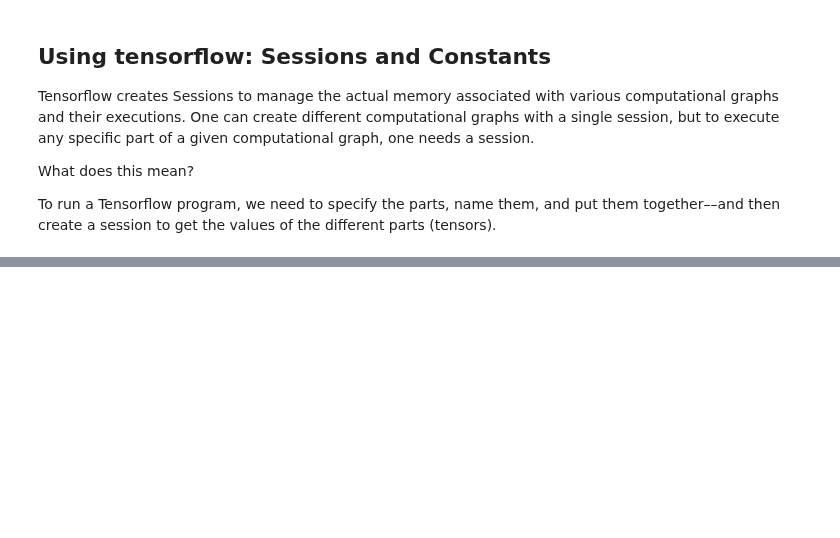
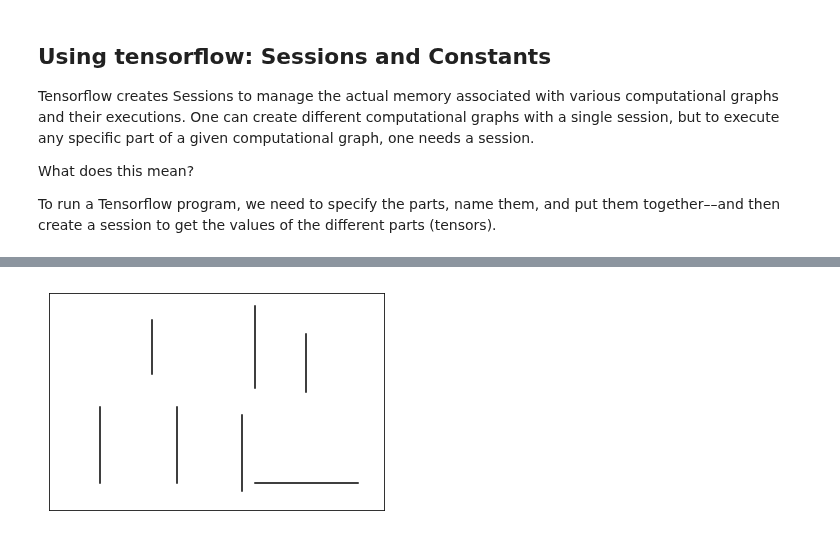
Before and after one commit to SUSA-org/crash-course, a Jupyter notebook: Tensorflow.ipynb, the cells around one changed output, grey strips where cells are left out. Cells and saved outputs as stored; diff of their text form; code cells hidden in the pictures; blank space fills up the shorter version.

```diff
--- a/Tensorflow.ipynb
+++ b/Tensorflow.ipynb
@@ -71,0 +260,20 @@ plt.show()
+# %%
+def dont_forget():
+    plt.plot([-1]*2, [1, 3], color='black')
+    plt.plot([-2,-2], [-3, -0.2], color='black')
+    plt.plot([-0.5,-0.5], [-3, -0.2], color='black')
+    plt.plot([1,1],[0.5, 3.5],color='black')
+    plt.plot([2,2],[0.34, 2.5],color='black')
+    plt.plot([0.75]*2,[-3.29, -0.5],color='black')
+    plt.plot([1,3], [-3]*2, color='black')
+
+    axis = plt.gca()
+    axis.xaxis.set_visible(False)
+    axis.yaxis.set_visible(False)
+    axis.set_ylim([-4,4])
+    axis.set_xlim([-3,3.5])
+    plt.show()
+# %%
+dont_forget()
+# %% [output]
+[figure, added]
```
Also changed, not shown: parts of 14 cells of this notebook.
